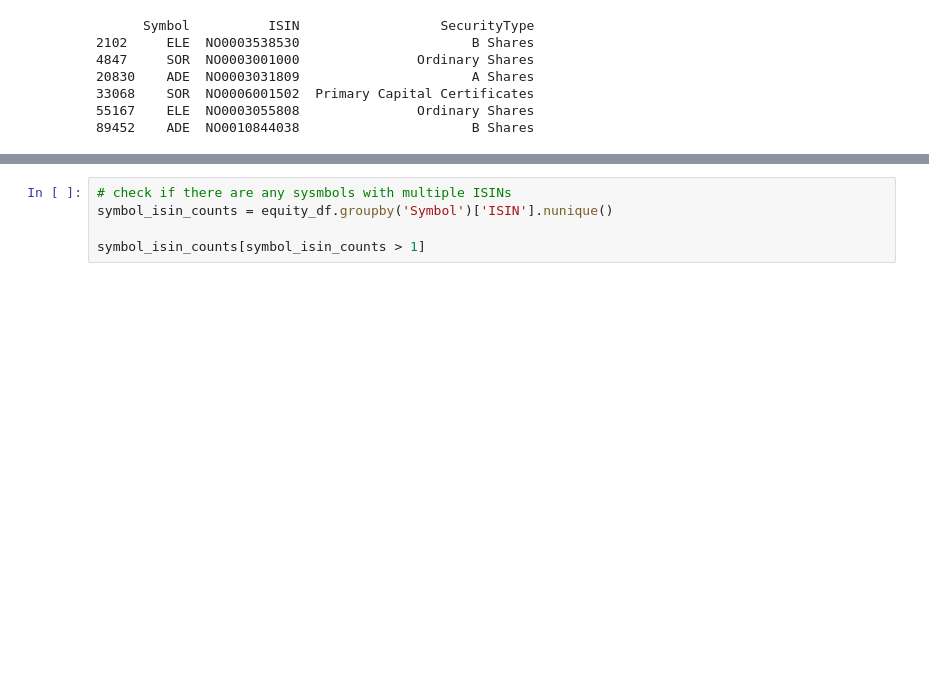
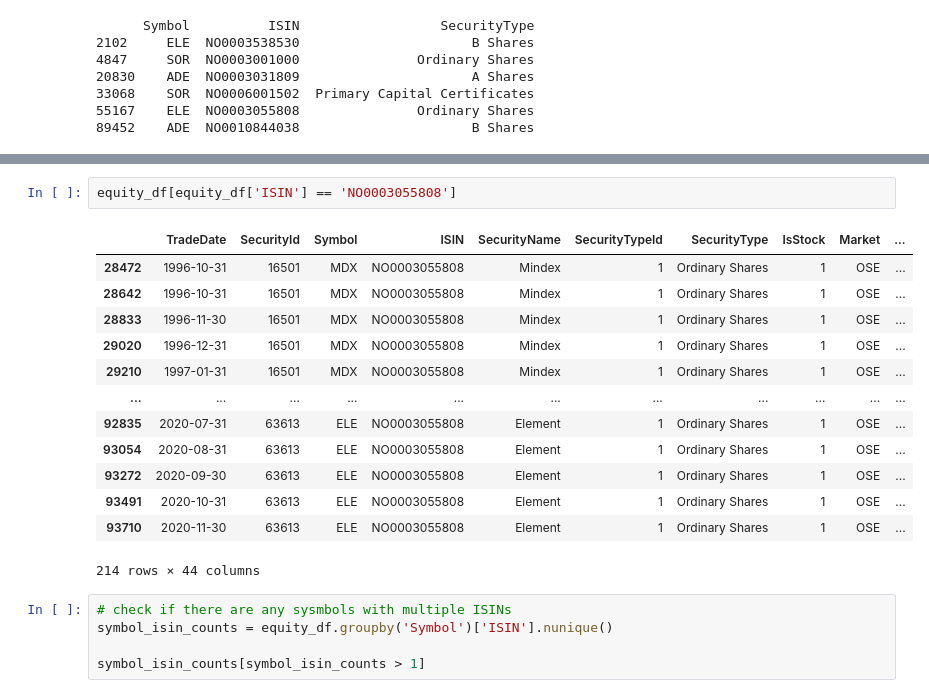
Before and after one commit to DonKubini/Man-vs.-Machine-on-the-Oslo-B-rs, a Jupyter notebook: Python files/Data Cleaning.ipynb, the cells around one changed output, grey strips where cells are left out. Saved outputs shown, nothing was run; the diff lists cells and outputs as text; blank space fills up the shorter version.

```diff
--- a/Python files/Data Cleaning.ipynb
+++ b/Python files/Data Cleaning.ipynb
@@ -173,3 +180,19 @@ print(equity_df_multiple_types[['Symbol', 'ISIN', 'SecurityType']].drop_duplicat
+# %%
+equity_df[equity_df['ISIN'] == 'NO0003055808']
+# %% [output]
+|  | TradeDate | SecurityId | Symbol | ISIN | SecurityName | SecurityTypeId | SecurityType | IsStock | Market | ... |
+| 28472 | 1996-10-31 | 16501 | MDX | NO0003055808 | Mindex | 1 | Ordinary Shares | 1 | OSE | ... |
+| 28642 | 1996-10-31 | 16501 | MDX | NO0003055808 | Mindex | 1 | Ordinary Shares | 1 | OSE | ... |
+| 28833 | 1996-11-30 | 16501 | MDX | NO0003055808 | Mindex | 1 | Ordinary Shares | 1 | OSE | ... |
+| 29020 | 1996-12-31 | 16501 | MDX | NO0003055808 | Mindex | 1 | Ordinary Shares | 1 | OSE | ... |
+| 29210 | 1997-01-31 | 16501 | MDX | NO0003055808 | Mindex | 1 | Ordinary Shares | 1 | OSE | ... |
+| ... | ... | ... | ... | ... | ... | ... | ... | ... | ... | ... |
+| 92835 | 2020-07-31 | 63613 | ELE | NO0003055808 | Element | 1 | Ordinary Shares | 1 | OSE | ... |
+| 93054 | 2020-08-31 | 63613 | ELE | NO0003055808 | Element | 1 | Ordinary Shares | 1 | OSE | ... |
+| 93272 | 2020-09-30 | 63613 | ELE | NO0003055808 | Element | 1 | Ordinary Shares | 1 | OSE | ... |
+| 93491 | 2020-10-31 | 63613 | ELE | NO0003055808 | Element | 1 | Ordinary Shares | 1 | OSE | ... |
+| 93710 | 2020-11-30 | 63613 | ELE | NO0003055808 | Element | 1 | Ordinary Shares | 1 | OSE | ... |
+214 rows × 44 columns
 # %%
 # check if there are any sysmbols with multiple ISINs
 symbol_isin_counts = equity_df.groupby('Symbol')['ISIN'].nunique()
```
Also changed, not shown: parts of 5 cells of this notebook.
